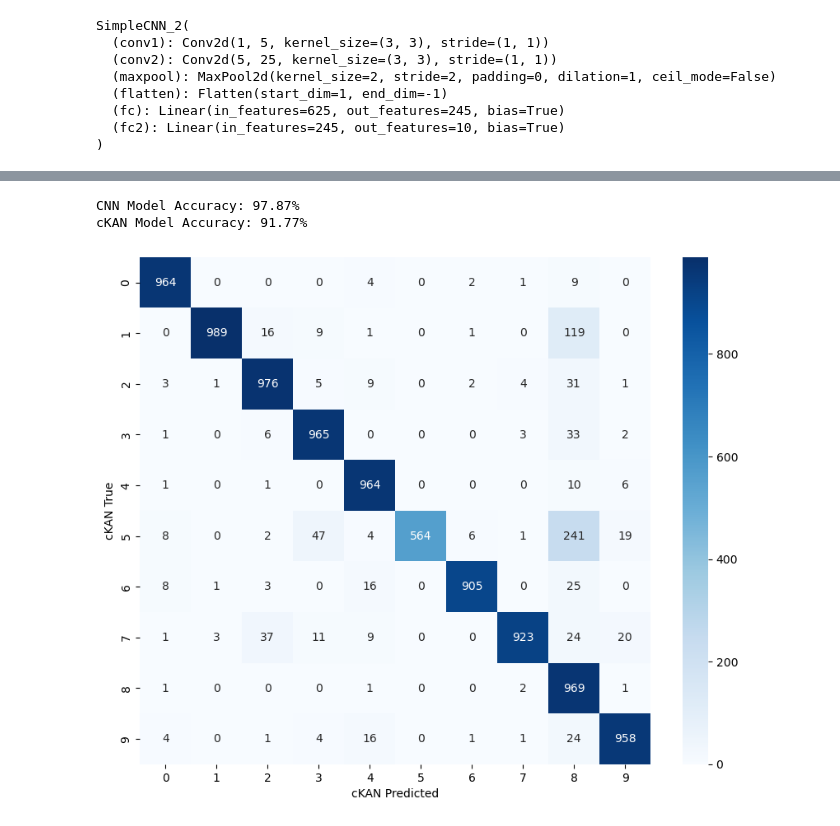
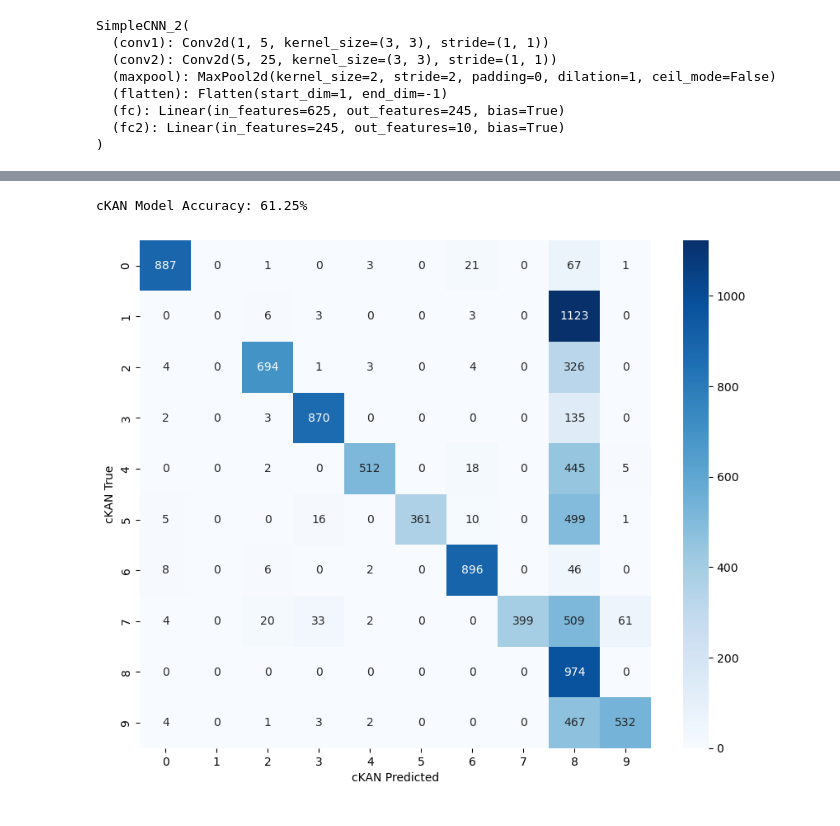
Before and after one commit to ptmaimai106/LTMH-cKAN, a Jupyter notebook: cKAN-demo.ipynb, the cells around one changed output, grey strips where cells are left out. Drawn from its saved outputs; the diff is of its cells as text; code cells hidden in the pictures.

```diff
--- a/cKAN-demo.ipynb
+++ b/cKAN-demo.ipynb
@@ -16,7 +44,8 @@ from architectures_28x28.KKAN import KKAN_Convolutional_Network
 # %%
-cKAN_10_epoch_model = KKAN_Convolutional_Network(device=device)
-cKAN_10_epoch_model.load_state_dict(torch.load('models/cKAN_model_10_epoch/best_model.pth',weights_only=True, map_location=device))
-cKAN_10_epoch_model.eval()
+kkan_model = KKAN_Convolutional_Network()
+kkan_model.to()
+kkan_model.load_state_dict(torch.load('models/KKAN_Convolutional/best_model.pth',weights_only=True))
+kkan_model.eval()
 # %% [output]
 KKAN_Convolutional_Network(
   (conv1): KAN_Convolutional_Layer(
@@ -100,21 +141,12 @@ def evaluate_model(model, test_loader):
 # %%
-from sklearn.metrics import confusion_matrix
-import seaborn as sns
-
-cnn_accuracy, cnn_labels, cnn_preds = evaluate_model(modelCNN, test_loader)
-print(f'CNN Model Accuracy: {cnn_accuracy * 100:.2f}%')
-
-ckan_accuracy, ckan_labels, ckan_preds = evaluate_model(cKAN_10_epoch_model, test_loader)
+ckan_accuracy, ckan_labels, ckan_preds = evaluate_model(kkan_model, test_loader)
 print(f'cKAN Model Accuracy: {ckan_accuracy * 100:.2f}%')
-
 ckan_cm = confusion_matrix(ckan_labels, ckan_preds)
-
 plt.figure(figsize=(10, 8))
 sns.heatmap(ckan_cm, annot=True, fmt='d', cmap='Blues', xticklabels=range(10), yticklabels=range(10))
 plt.xlabel('cKAN Predicted')
 plt.ylabel('cKAN True')
 plt.show()
 # %% [output]
-CNN Model Accuracy: 97.87%
-cKAN Model Accuracy: 91.77%
+cKAN Model Accuracy: 61.25%
-[figure, old version]
+[figure, new version]
```
Also changed, not shown: parts of 9 cells of this notebook, 9 other files.
